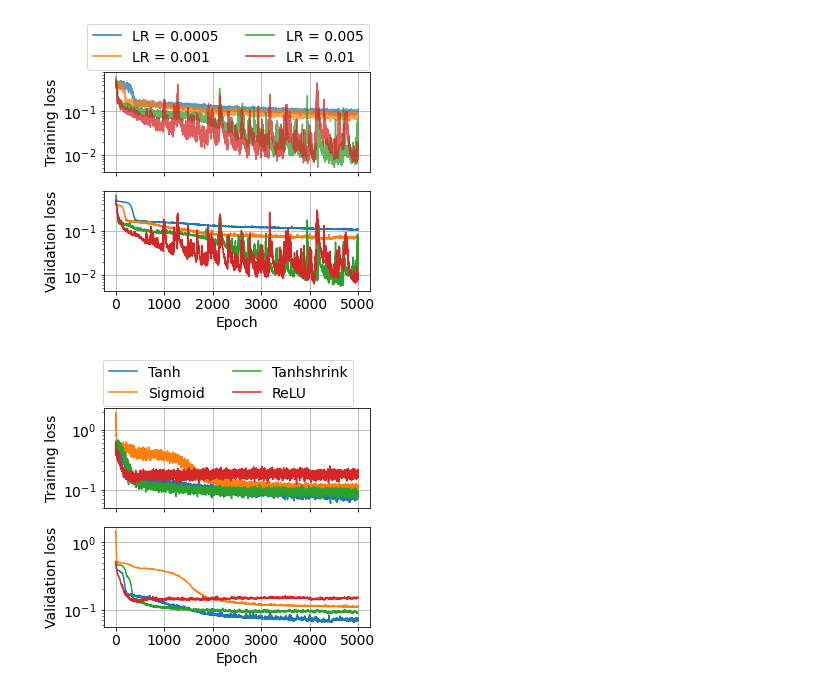
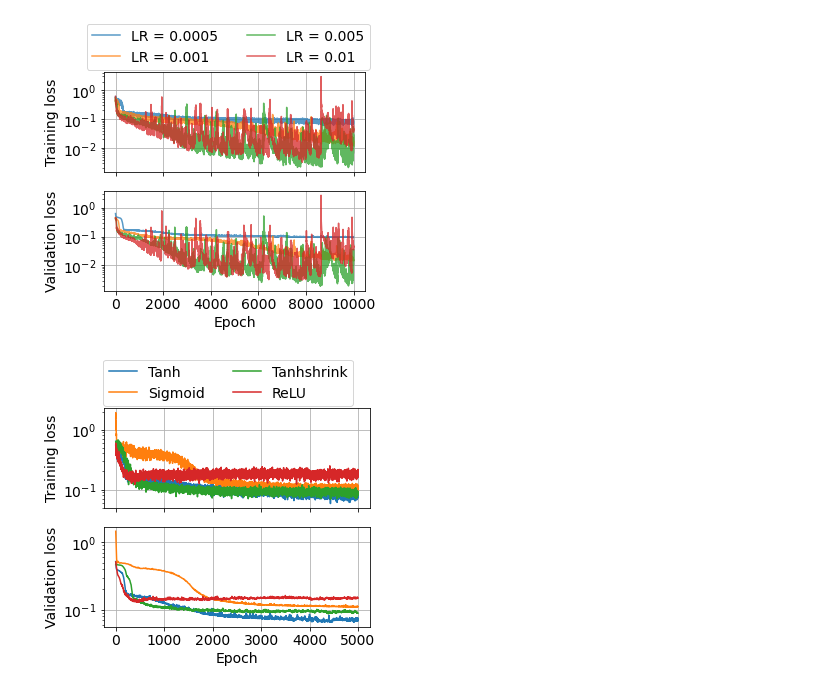
Before and after one commit to runehoejlund/deep-learning-pinn, a Jupyter notebook: hyperparams.ipynb, the cells around one changed output. Saved outputs shown, nothing was run; the diff lists cells and outputs as text; code cells hidden in the pictures.

```diff
--- a/hyperparams.ipynb
+++ b/hyperparams.ipynb
@@ -19,28 +19,28 @@ def model_name(N_hid=30, N_layers=3, learning_rate=0.001, act_func=nn.Tanh(), ep
 # %%
 lrs = [0.0005, 0.001, 0.005, 0.01]
 
 f, ax = plt.subplots(2, figsize=(5,4), sharex=True)
 for i, lr in enumerate(lrs):
-    loss_train, loss_val, loss_test = torch.load('./model/' + model_name(learning_rate=lr) + '_losses.pt')
+    loss_train, loss_val, loss_test = torch.load('./model/' + model_name(learning_rate=lr, epochs=10000) + '_losses.pt')
     plt.subplot(2, 1, 1)
     plt.semilogy(loss_train, alpha=0.75)
     plt.ylabel('Training loss')
     plt.grid()
 
     plt.subplot(2, 1, 2)
     plt.semilogy(loss_val, label='LR = ' + str(lr), alpha=0.75)
     plt.ylabel('Validation loss')
     plt.xlabel('Epoch')
     plt.grid()
 
 ax[0].grid()
 ax[1].grid()
 f.legend(loc='upper center', bbox_to_anchor=(0.55, 1.14), ncol=2)
 plt.tight_layout()
 f.savefig('./figs/hyperparams/hyperparam_lr.pdf', dpi=600, bbox_inches = 'tight')
 plt.show()
 # %% [output]
-[figure, old version]
+[figure, new version]
 # %%
 act_funcs = [nn.Tanh(), nn.Sigmoid(), nn.Tanhshrink(), nn.ReLU()]
 
```
Also changed, not shown: parts of 2 cells of this notebook, 19 other files.
